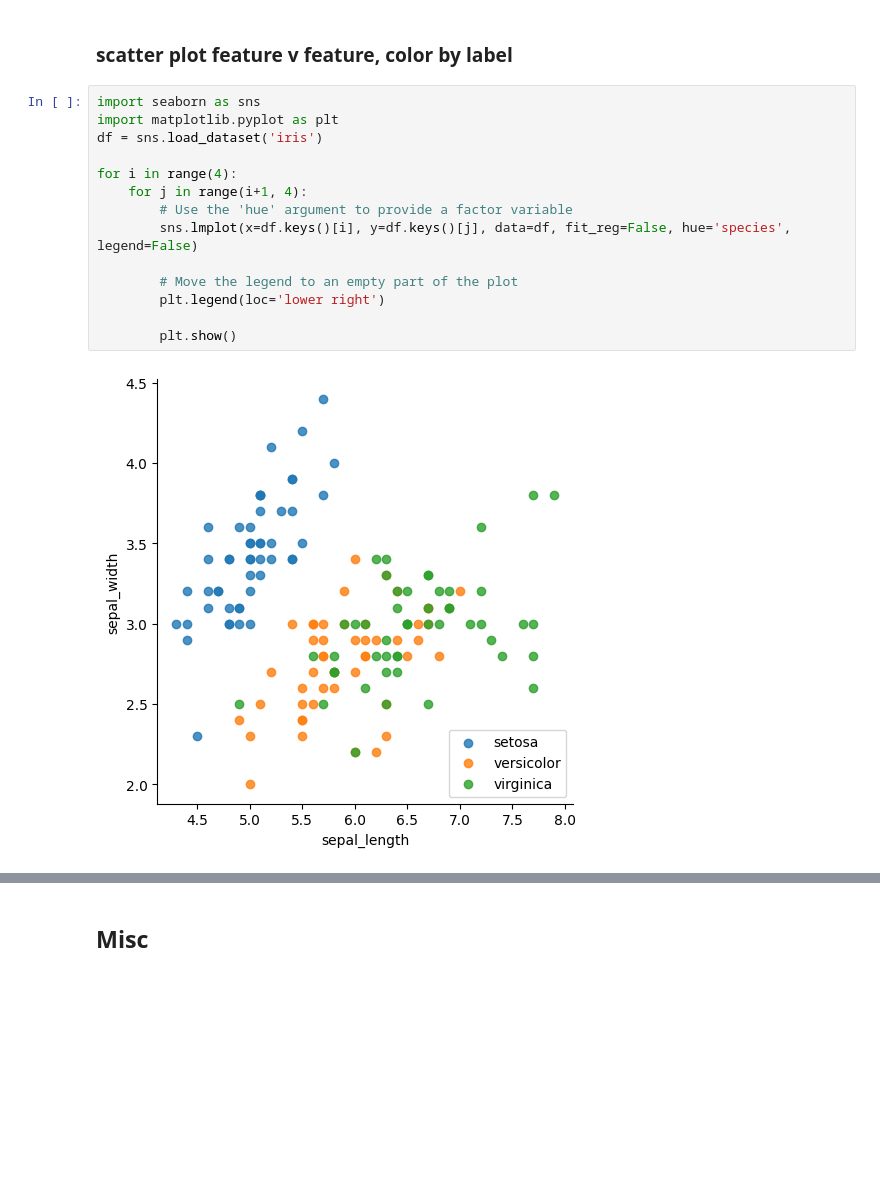
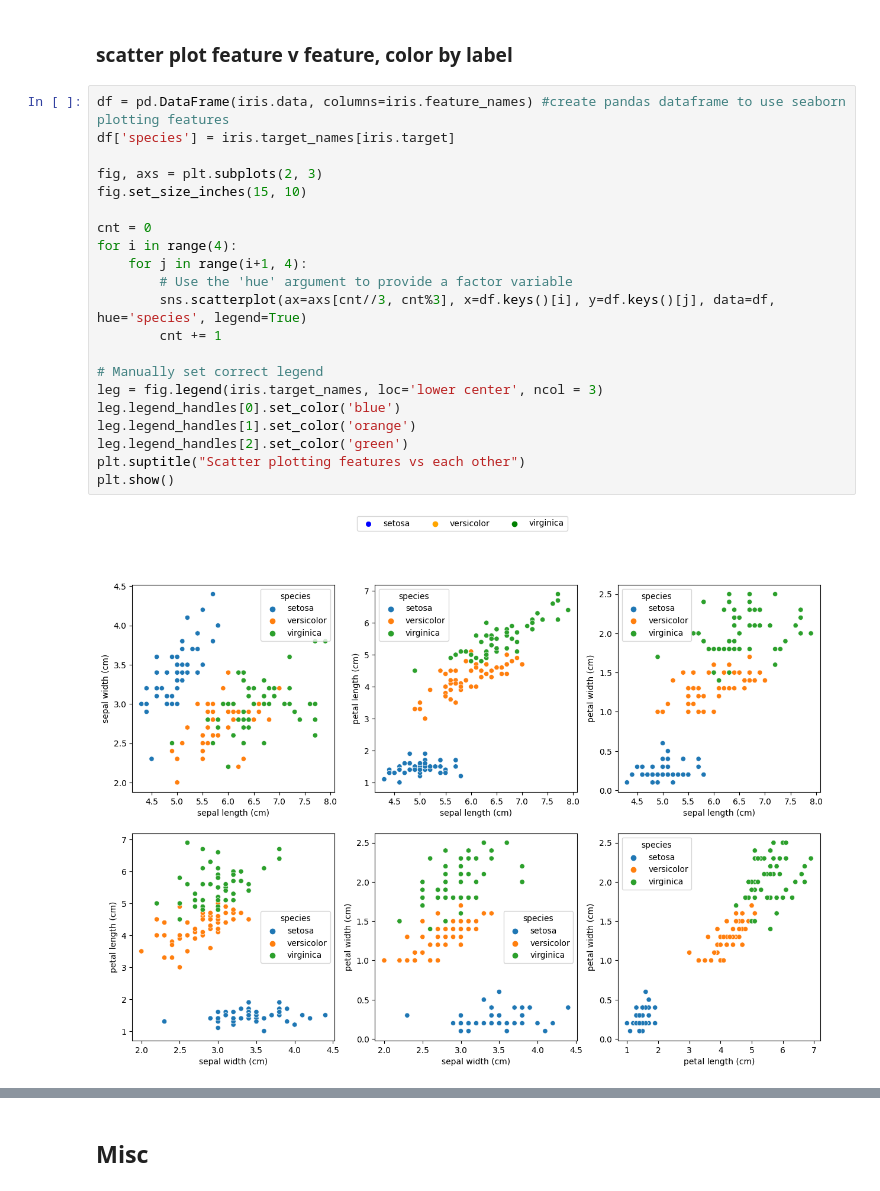
Before and after one commit to jonkor29/TTT4275-classification-project, a Jupyter notebook: iris.ipynb, the cells around one changed output, grey strips where cells are left out. Saved outputs shown, nothing was run; the diff lists cells and outputs as text; blank space fills up the shorter version.

```diff
--- a/iris.ipynb
+++ b/iris.ipynb
@@ -382,18 +369,25 @@ Fitting converged after 5171 iterations.
 # %% [markdown]
 ### scatter plot feature v feature, color by label
 # %%
-import seaborn as sns
-import matplotlib.pyplot as plt
-df = sns.load_dataset('iris')
+df = pd.DataFrame(iris.data, columns=iris.feature_names) #create pandas dataframe to use seaborn plotting features
+df['species'] = iris.target_names[iris.target]
 
+fig, axs = plt.subplots(2, 3)
+fig.set_size_inches(15, 10)
+
+cnt = 0
 for i in range(4):
     for j in range(i+1, 4):
         # Use the 'hue' argument to provide a factor variable
-        sns.lmplot(x=df.keys()[i], y=df.keys()[j], data=df, fit_reg=False, hue='species', legend=False)
+        sns.scatterplot(ax=axs[cnt//3, cnt%3], x=df.keys()[i], y=df.keys()[j], data=df, hue='species', legend=True)
+        cnt += 1
 
-        # Move the legend to an empty part of the plot
-        plt.legend(loc='lower right')
-
-        plt.show()
+# Manually set correct legend
+leg = fig.legend(iris.target_names, loc='lower center', ncol = 3)
+leg.legend_handles[0].set_color('blue')
+leg.legend_handles[1].set_color('orange')
+leg.legend_handles[2].set_color('green')
+plt.suptitle("Scatter plotting features vs each other")
+plt.show()
 # %% [output]
-[figure, old version]
+[figure, new version]
```
Also changed, not shown: parts of 11 cells of this notebook, 4 other files.
